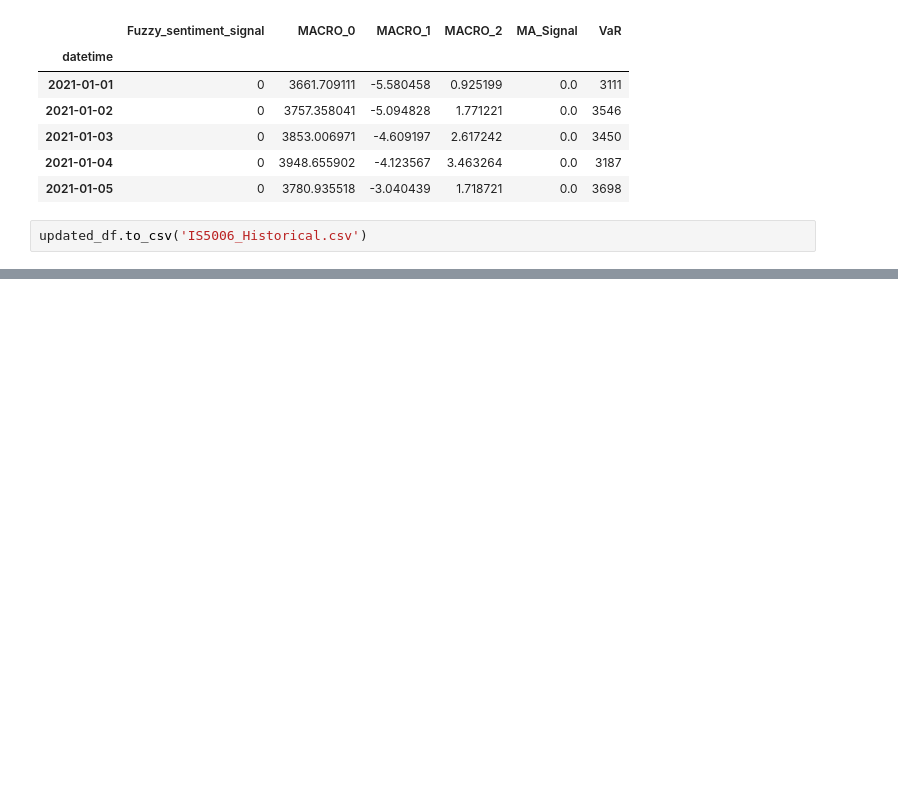
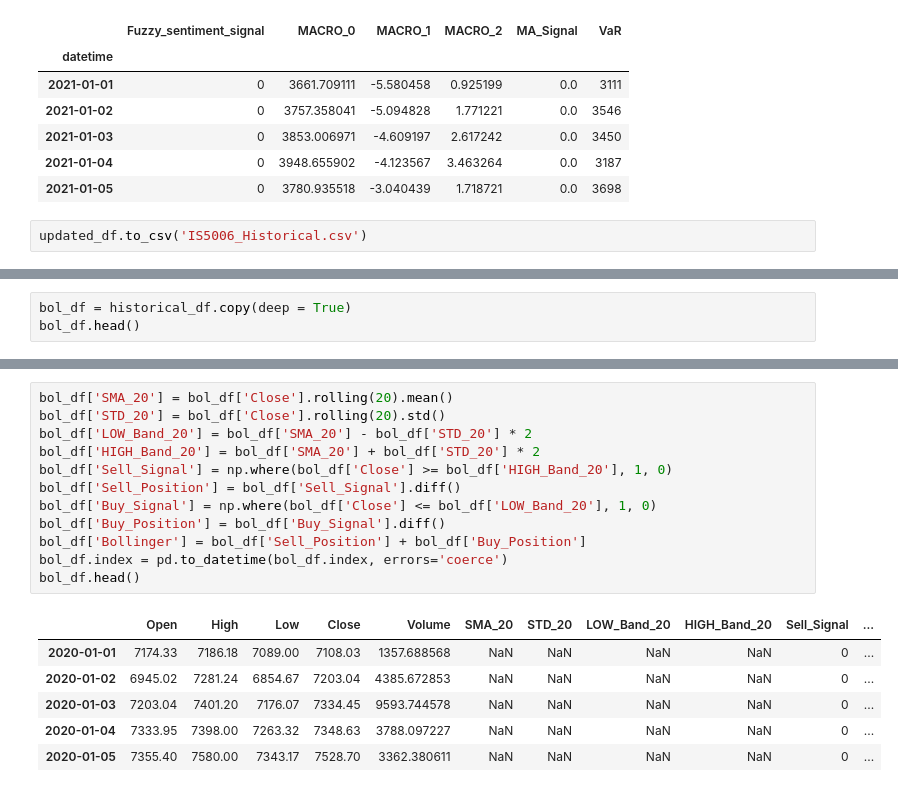
Before and after one commit to astronights/A4_Paper_Trading, a Jupyter notebook: notebooks/IS5006_Historical.ipynb, the cells around one changed output, grey strips where cells are left out. Cells and saved outputs as stored; diff of their text form; blank space fills up the shorter version.

Commit message:
Updated Historical Notebook

```diff
--- a/notebooks/IS5006_Historical.ipynb
+++ b/notebooks/IS5006_Historical.ipynb
@@ -317,0 +320,3 @@ updated_df.to_csv('IS5006_Historical.csv')
+# %%
+bol_df = historical_df.copy(deep = True)
+bol_df.head()
@@ -317,0 +330,19 @@ updated_df.to_csv('IS5006_Historical.csv')
+# %%
+bol_df['SMA_20'] = bol_df['Close'].rolling(20).mean()
+bol_df['STD_20'] = bol_df['Close'].rolling(20).std()
+bol_df['LOW_Band_20'] = bol_df['SMA_20'] - bol_df['STD_20'] * 2
+bol_df['HIGH_Band_20'] = bol_df['SMA_20'] + bol_df['STD_20'] * 2
+bol_df['Sell_Signal'] = np.where(bol_df['Close'] >= bol_df['HIGH_Band_20'], 1, 0)
+bol_df['Sell_Position'] = bol_df['Sell_Signal'].diff()
+bol_df['Buy_Signal'] = np.where(bol_df['Close'] <= bol_df['LOW_Band_20'], 1, 0)
+bol_df['Buy_Position'] = bol_df['Buy_Signal'].diff()
+bol_df['Bollinger'] = bol_df['Sell_Position'] + bol_df['Buy_Position']
+bol_df.index = pd.to_datetime(bol_df.index, errors='coerce')
+bol_df.head()
+# %% [output]
+|  | Open | High | Low | Close | Volume | SMA_20 | STD_20 | LOW_Band_20 | HIGH_Band_20 | Sell_Signal | ... |
+| 2020-01-01 | 7174.33 | 7186.18 | 7089.00 | 7108.03 | 1357.688568 | NaN | NaN | NaN | NaN | 0 | ... |
+| 2020-01-02 | 6945.02 | 7281.24 | 6854.67 | 7203.04 | 4385.672853 | NaN | NaN | NaN | NaN | 0 | ... |
+| 2020-01-03 | 7203.04 | 7401.20 | 7176.07 | 7334.45 | 9593.744578 | NaN | NaN | NaN | NaN | 0 | ... |
+| 2020-01-04 | 7333.95 | 7398.00 | 7263.32 | 7348.63 | 3788.097227 | NaN | NaN | NaN | NaN | 0 | ... |
+| 2020-01-05 | 7355.40 | 7580.00 | 7343.17 | 7528.70 | 3362.380611 | NaN | NaN | NaN | NaN | 0 | ... |
```
Also changed, not shown: parts of 7 cells of this notebook, 1 other file.
